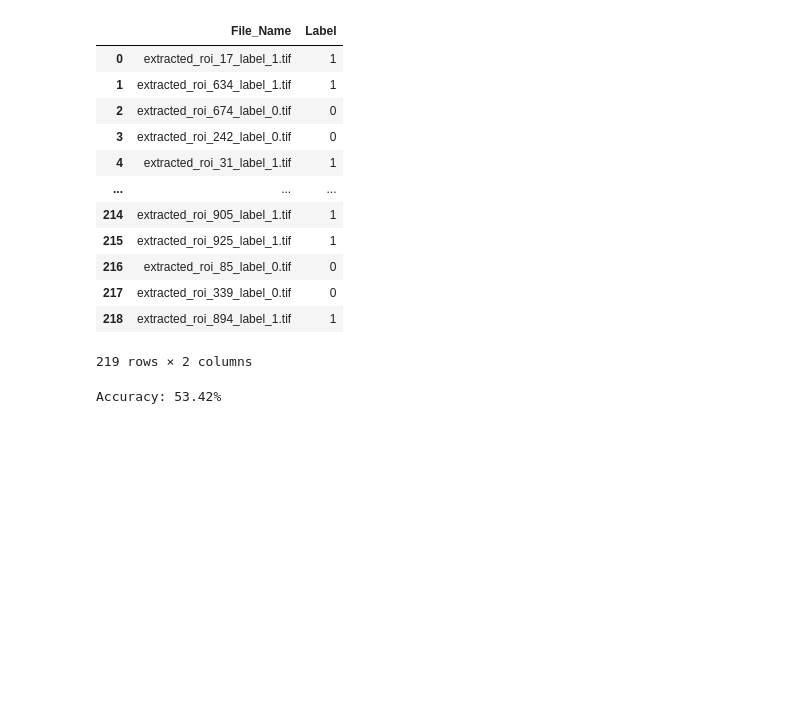
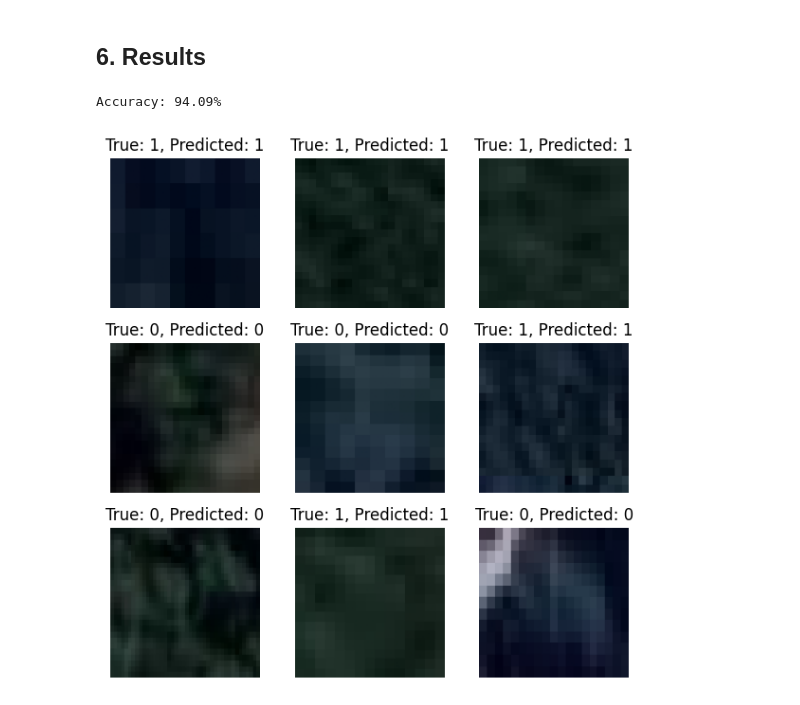
Before and after one commit to Dreyyyyy/IC, a Jupyter notebook: satelite/cnn.ipynb, the cells around one changed output. Cells and saved outputs as stored; diff of their text form; code cells hidden in the pictures; blank space fills up the shorter version.

```diff
--- a/satelite/cnn.ipynb
+++ b/satelite/cnn.ipynb
@@ -236,29 +285,38 @@ concatenated_df
-# %%
-# Print the DataFrame
-test_df
-# %% [output]
-|  | File_Name | Label |
-| 0 | extracted_roi_17_label_1.tif | 1 |
-| 1 | extracted_roi_634_label_1.tif | 1 |
-| 2 | extracted_roi_674_label_0.tif | 0 |
-| 3 | extracted_roi_242_label_0.tif | 0 |
-| 4 | extracted_roi_31_label_1.tif | 1 |
-| ... | ... | ... |
-| 214 | extracted_roi_905_label_1.tif | 1 |
-| 215 | extracted_roi_925_label_1.tif | 1 |
-| 216 | extracted_roi_85_label_0.tif | 0 |
-| 217 | extracted_roi_339_label_0.tif | 0 |
-| 218 | extracted_roi_894_label_1.tif | 1 |
-219 rows × 2 columns
+# %% [markdown]
+## 6. Results
 # %%
 # Assuming true labels are stored in a variable called true_labels
-true_labels = test_df['Label'].values  # Extracting true labels from the DataFrame
+true_labels = test_df['labels'].values  # Extracting true labels from the DataFrame
 
 # Assuming predicted binary values are in the concatenated_df DataFrame under 'Binary_Predictions' column
-predicted_values = concatenated_df['Binary_Predictions'].values  # Extracting predicted binary values
+predicted_values = pred_df['binary_predictions'].values  # Extracting predicted binary values
 
 # Calculate accuracy using accuracy_score
 accuracy = accuracy_score(true_labels, predicted_values)
 print(f"Accuracy: {accuracy * 100:.2f}%")
 # %% [output]
-Accuracy: 53.42%
+Accuracy: 94.09%
+# %%
+# Assuming 'test_image_files' contains the file paths of test images
+# Assuming 'binary_predictions' contains the binary predictions for the test images
+
+# Define a function to plot images with labels
+def plot_images(images, true_labels, predicted_labels):
+    plt.figure(figsize=(6, 6))
+    for i in range(len(images)):
+        plt.subplot(3, 3, i + 1)
+        plt.imshow(images[i])
+        plt.title(f"True: {true_labels[i]}, Predicted: {predicted_labels[i]}")
+        plt.axis('off')
+    plt.tight_layout()
+    plt.show()
+
+# Load and plot a sample of test images with true and predicted labels
+sample_size = min(9, len(test_images))  # Adjust the sample size if needed
+sample_images = test_images[:sample_size]
+sample_true_labels = true_labels[:sample_size]  # Assuming true_labels is defined
+sample_predicted_labels = binary_predictions.flatten()[:sample_size]
+
+plot_images(sample_images, sample_true_labels, sample_predicted_labels)
+# %% [output]
+[figure, added]
```
Also changed, not shown: parts of 16 cells of this notebook, 3 other files.
